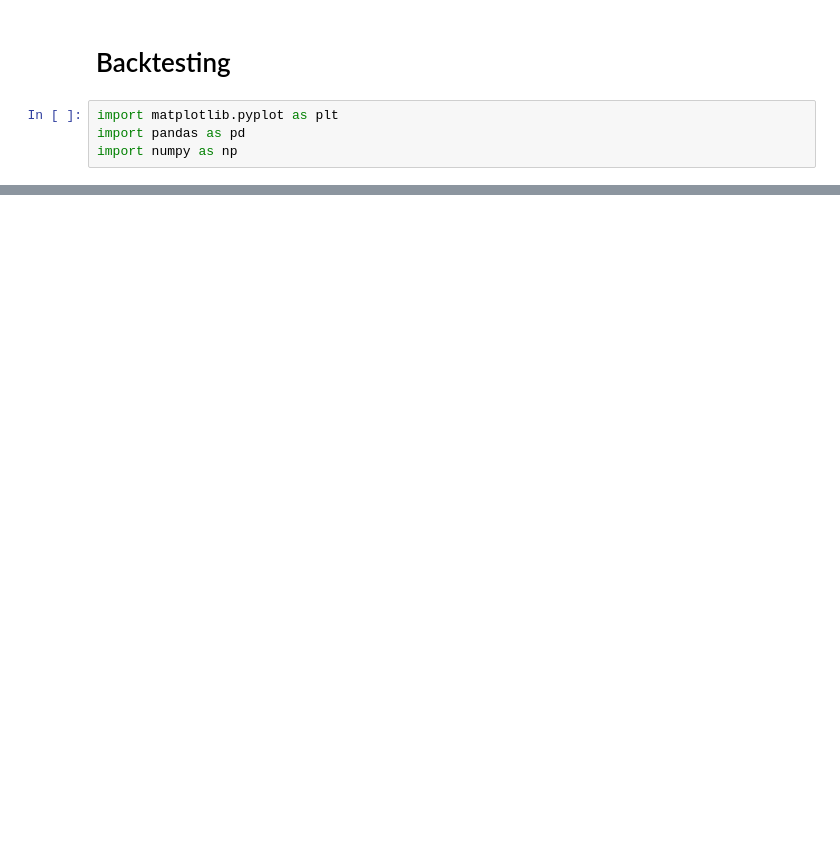
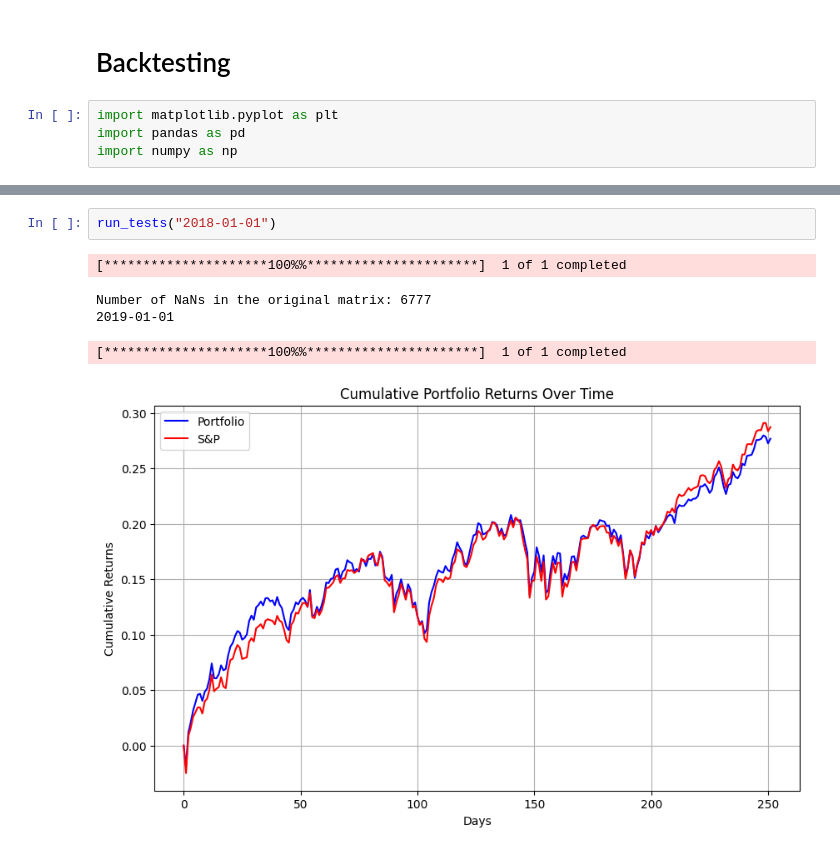
Before and after one commit to henrytang-dev/sparse-tracking-portfolio, a Jupyter notebook: sparse_index_tracking.ipynb, the cells around one changed output, grey strips where cells are left out. Saved outputs shown, nothing was run; the diff lists cells and outputs as text; blank space fills up the shorter version.

```diff
--- a/sparse_index_tracking.ipynb
+++ b/sparse_index_tracking.ipynb
@@ -562,0 +487,8 @@ run_backtest("2023-02-01")
+# %%
+run_tests("2018-01-01")
+# %% [output]
+[*********************100%%**********************]  1 of 1 completed
+Number of NaNs in the original matrix: 6777
+2019-01-01
+[*********************100%%**********************]  1 of 1 completed
+[figure, added]
```
Also changed, not shown: parts of 26 cells of this notebook.
